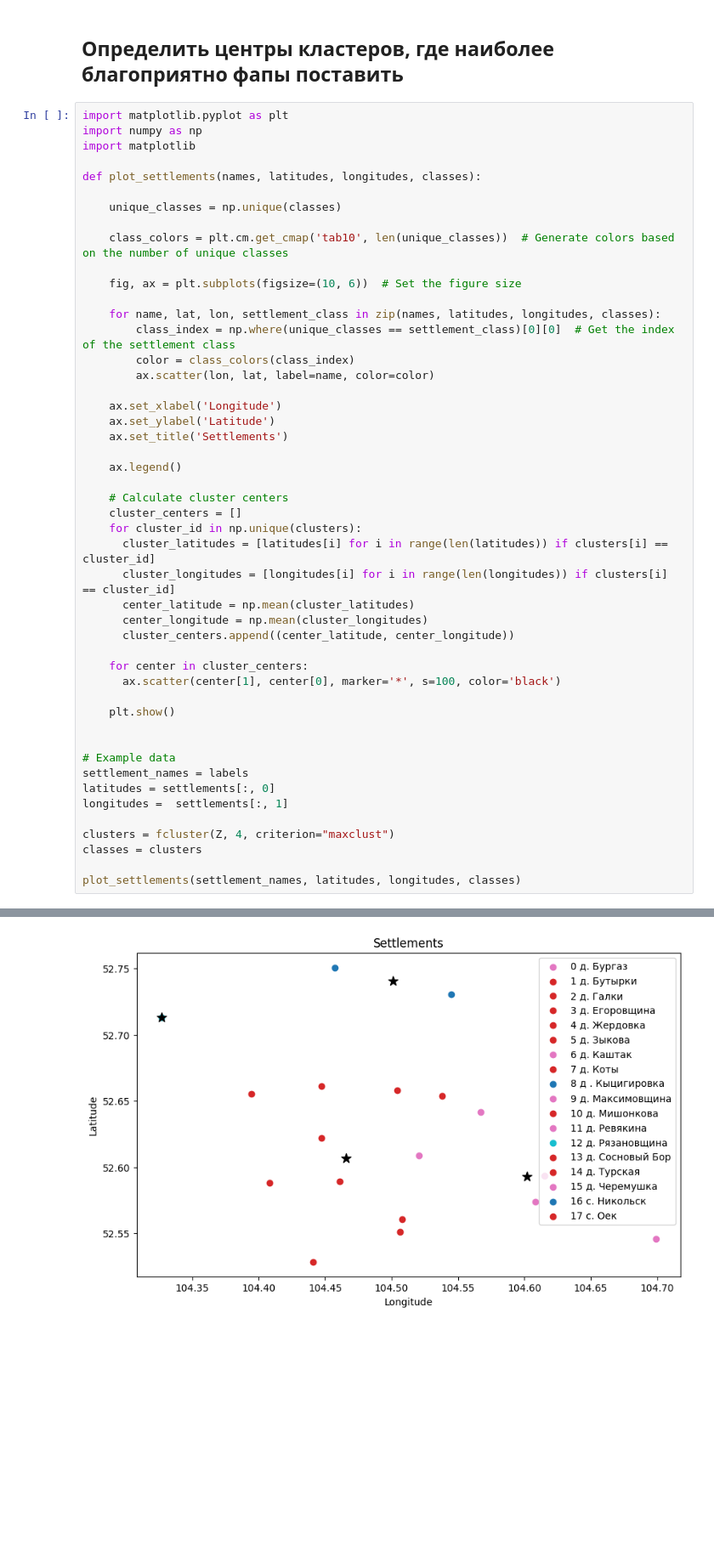
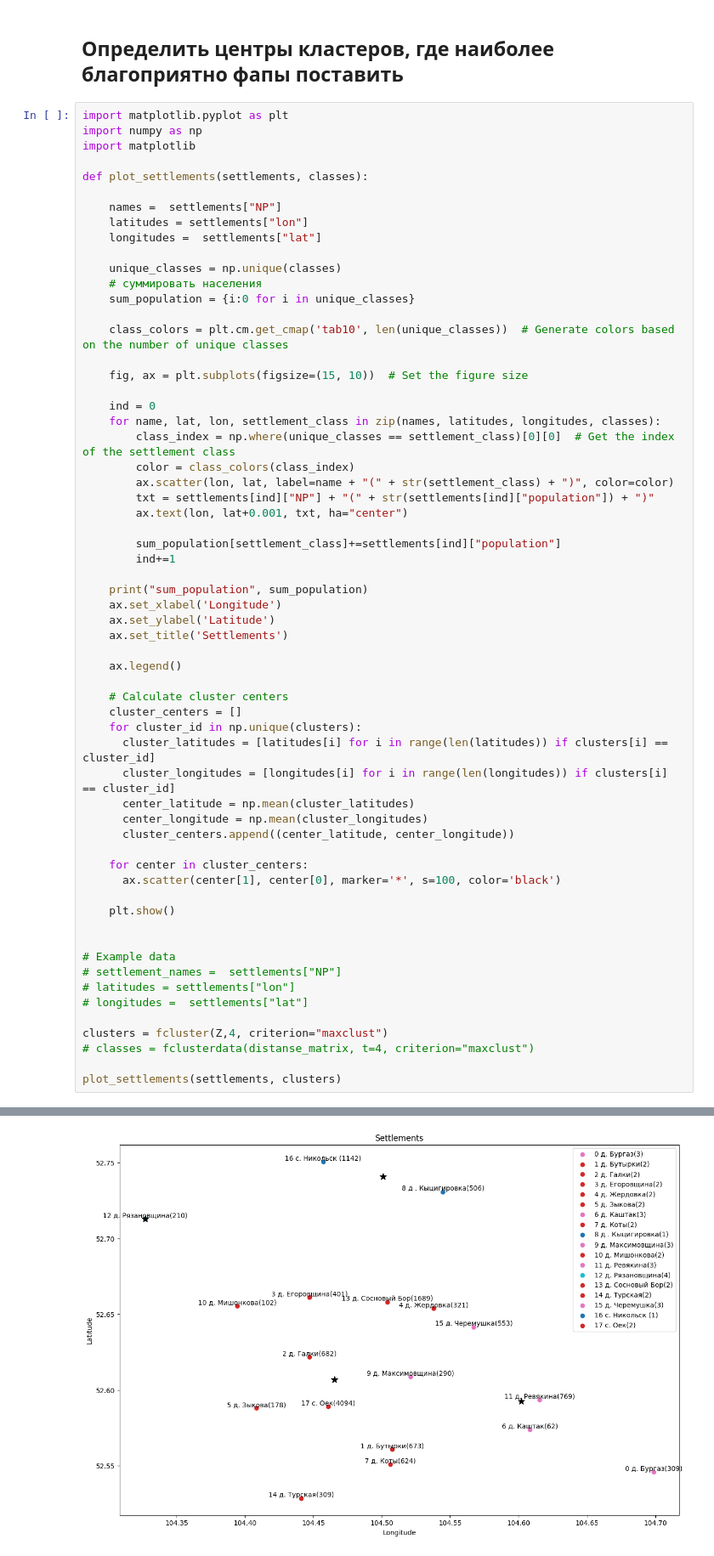
Before and after one commit to TasyaKh/FAPS, a Jupyter notebook: ФАПы_кластеризация_Оекского_куста.ipynb, the cells around one changed output, grey strips where cells are left out. Shown at 85% size. Saved outputs shown, nothing was run; the diff lists cells and outputs as text; blank space fills up the shorter version.

```diff
--- a/ФАПы_кластеризация_Оекского_куста.ipynb
+++ b/ФАПы_кластеризация_Оекского_куста.ipynb
@@ -142,19 +146,32 @@ import matplotlib.pyplot as plt
 import numpy as np
 import matplotlib
 
-def plot_settlements(names, latitudes, longitudes, classes):
+def plot_settlements(settlements, classes):
+
+    names =  settlements["NP"]
+    latitudes = settlements["lon"]
+    longitudes =  settlements["lat"]
 
     unique_classes = np.unique(classes)
+    # суммировать населения
+    sum_population = {i:0 for i in unique_classes}
 
     class_colors = plt.cm.get_cmap('tab10', len(unique_classes))  # Generate colors based on the number of unique classes
 
-    fig, ax = plt.subplots(figsize=(10, 6))  # Set the figure size
+    fig, ax = plt.subplots(figsize=(15, 10))  # Set the figure size
 
+    ind = 0
     for name, lat, lon, settlement_class in zip(names, latitudes, longitudes, classes):
         class_index = np.where(unique_classes == settlement_class)[0][0]  # Get the index of the settlement class
         color = class_colors(class_index)
-        ax.scatter(lon, lat, label=name, color=color)
+        ax.scatter(lon, lat, label=name + "(" + str(settlement_class) + ")", color=color)
+        txt = settlements[ind]["NP"] + "(" + str(settlements[ind]["population"]) + ")"
+        ax.text(lon, lat+0.001, txt, ha="center")
 
+        sum_population[settlement_class]+=settlements[ind]["population"]
+        ind+=1
+
+    print("sum_population", sum_population)
     ax.set_xlabel('Longitude')
     ax.set_ylabel('Latitude')
     ax.set_title('Settlements')
@@ -177,12 +194,12 @@ def plot_settlements(names, latitudes, longitudes, classes):
 
 
 # Example data
-settlement_names = labels
-latitudes = settlements[:, 0]
-longitudes =  settlements[:, 1]
+# settlement_names =  settlements["NP"]
+# latitudes = settlements["lon"]
+# longitudes =  settlements["lat"]
 
-clusters = fcluster(Z, 4, criterion="maxclust")
-classes = clusters
+clusters = fcluster(Z,4, criterion="maxclust")
+# classes = fclusterdata(distanse_matrix, t=4, criterion="maxclust")
 
-plot_settlements(settlement_names, latitudes, longitudes, classes)
+plot_settlements(settlements, clusters)
 # %% [output]
@@ -189 +207 @@ plot_settlements(settlement_names, latitudes, longitudes, classes)
-[figure, old version]
+[figure, new version]
```
Also changed, not shown: parts of 17 cells of this notebook.
